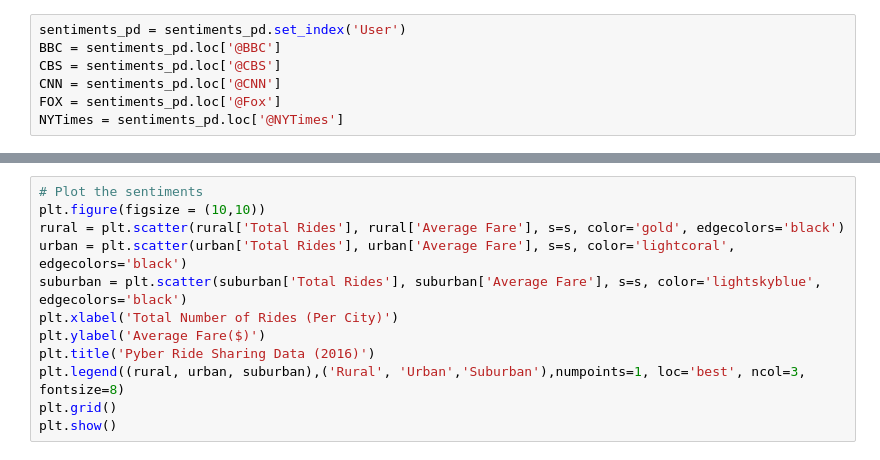
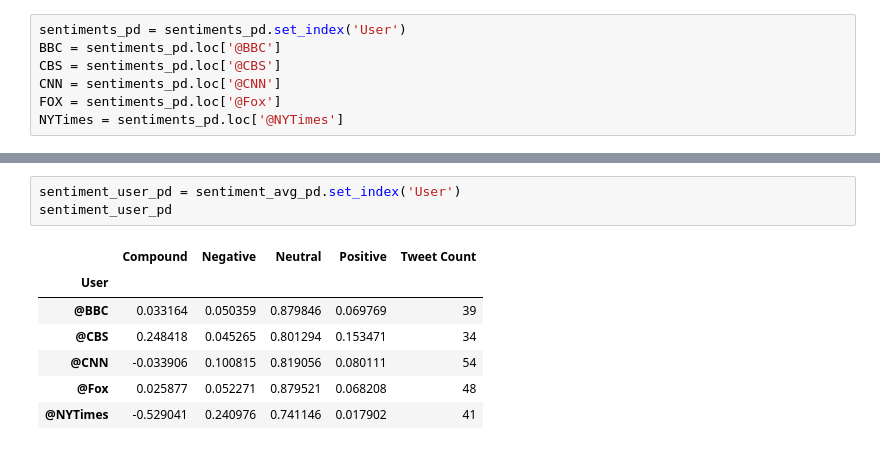
Before and after one commit to mikebarajas/Twitter-Sentiment-Analysis, a Jupyter notebook: Twitter Sentiment Analysis.ipynb, the cells around one changed output, grey strips where cells are left out. Saved outputs shown, nothing was run; the diff lists cells and outputs as text.

```diff
--- a/Twitter Sentiment Analysis.ipynb
+++ b/Twitter Sentiment Analysis.ipynb
@@ -166,12 +140,11 @@ TypeError: unsupported operand type(s) for -: 'str' and 'float'
-# %%
-# Plot the sentiments
-plt.figure(figsize = (10,10))
-rural = plt.scatter(rural['Total Rides'], rural['Average Fare'], s=s, color='gold', edgecolors='black')
-urban = plt.scatter(urban['Total Rides'], urban['Average Fare'], s=s, color='lightcoral', edgecolors='black')
-suburban = plt.scatter(suburban['Total Rides'], suburban['Average Fare'], s=s, color='lightskyblue', edgecolors='black')
-plt.xlabel('Total Number of Rides (Per City)')
-plt.ylabel('Average Fare($)')
-plt.title('Pyber Ride Sharing Data (2016)')
-plt.legend((rural, urban, suburban),('Rural', 'Urban','Suburban'),numpoints=1, loc='best', ncol=3, fontsize=8)
-plt.grid()
-plt.show()
+# %%
+sentiment_user_pd = sentiment_avg_pd.set_index('User')
+sentiment_user_pd
+# %% [output]
+|  | Compound | Negative | Neutral | Positive | Tweet Count |
+| User |  |  |  |  |  |
+| @BBC | 0.033164 | 0.050359 | 0.879846 | 0.069769 | 39 |
+| @CBS | 0.248418 | 0.045265 | 0.801294 | 0.153471 | 34 |
+| @CNN | -0.033906 | 0.100815 | 0.819056 | 0.080111 | 54 |
+| @Fox | 0.025877 | 0.052271 | 0.879521 | 0.068208 | 48 |
+| @NYTimes | -0.529041 | 0.240976 | 0.741146 | 0.017902 | 41 |
```
Also changed, not shown: parts of 8 cells of this notebook.
